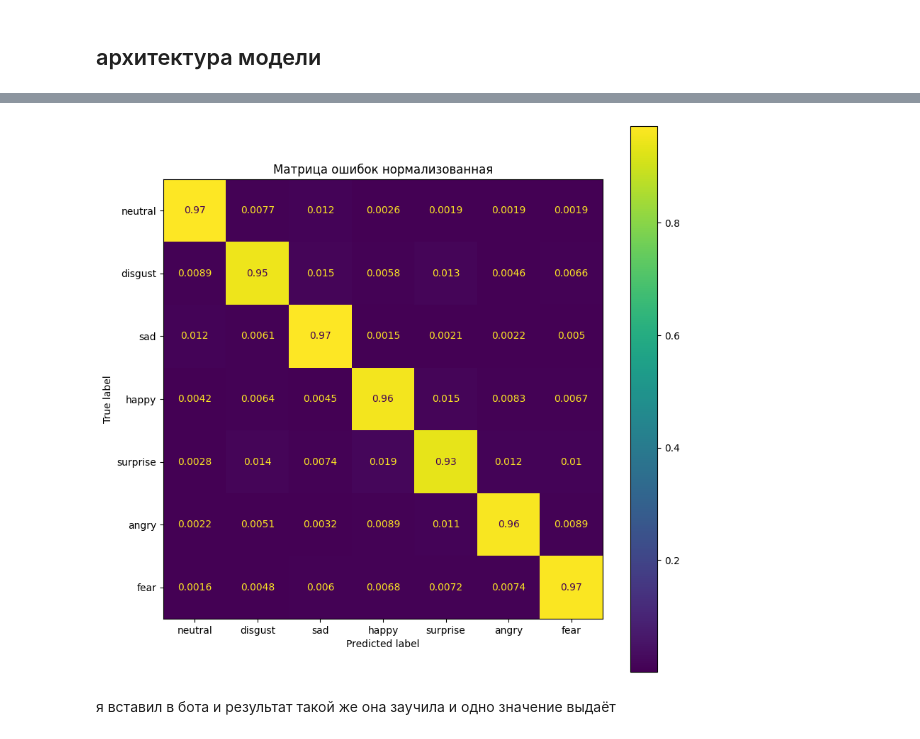
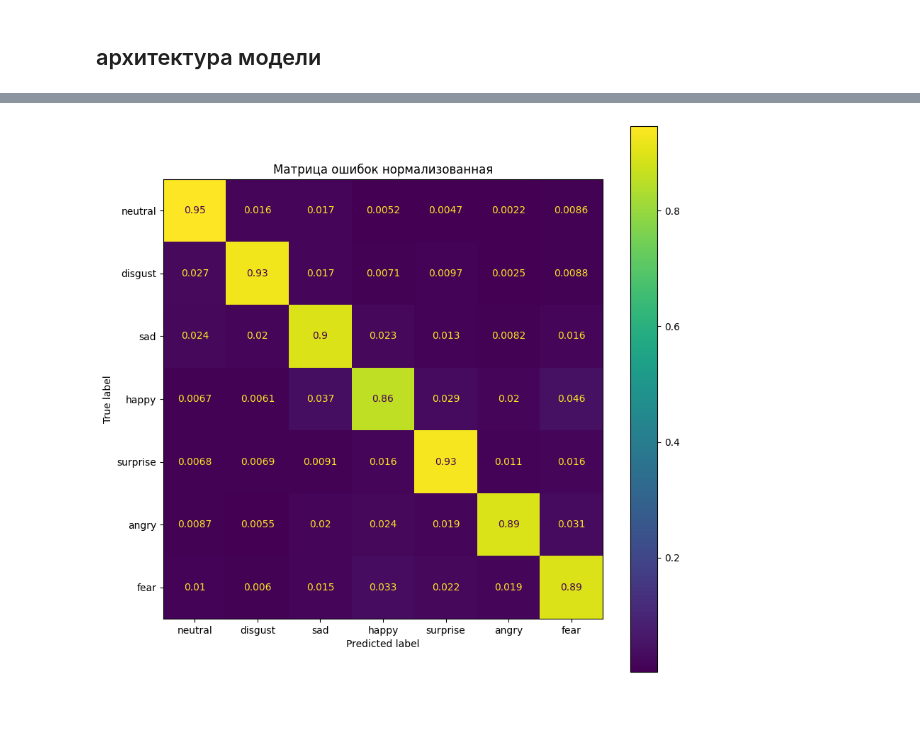
Before and after one commit to tihunn/emotion_testing, a Jupyter notebook: emotional_testing.ipynb, the cells around one changed output, grey strips where cells are left out. Drawn from its saved outputs; the diff is of its cells as text; code cells hidden in the pictures; blank space fills up the shorter version.

```diff
--- a/emotional_testing.ipynb
+++ b/emotional_testing.ipynb
@@ -777,0 +782,26 @@ Epoch 100/100
+# %%
+# prompt: напиши простую архитектуру для запоминания врееных рядов и распознавания 7 классов
+
+from tensorflow import keras
+from tensorflow.keras.layers import LSTM, Dense
+
+def create_model(input_shape, num_classes):
+    model = keras.Sequential([
+        LSTM(128, input_shape=input_shape, return_sequences=True),
+        LSTM(64),
+        Dense(num_classes, activation='softmax')
+    ])
+    return model
+
+# Example usage (assuming you have x_train, y_train, etc. defined)
+input_shape = (x_train.shape[1], 1)  # Adjust input_shape as needed
+num_classes = 7  # Number of classes
+
+model = create_model(input_shape, num_classes)
+model.summary()
+
+# Compile the model
+model.compile(optimizer='adam', loss='categorical_crossentropy', metrics=['accuracy'])
+
+# Train the model
+model.fit(x_train, y_train, epochs=10, batch_size=32, validation_data=(x_val, y_val)) # Adjust epochs and batch size
@@ -777,0 +843,2 @@ Epoch 100/100
+# %%
+model.fit(x_train, y_train, epochs=10, batch_size=32, validation_data=(x_val, y_val))
@@ -778,3 +867,6 @@ Epoch 100/100
+# %%
+model.fit(x_train, y_train, epochs=10, batch_size=32, validation_data=(x_val, y_val))
 # %%
+CLASS_LIST = ['neutral', 'disgust', 'sad', 'happy', 'surprise', 'angry', 'fear']
 eval_model(model, x_val, y_val)   # Оценка точности сети на проверочной выборке
 # %% [output]
@@ -784,2 +876,2 @@ eval_model(model, x_val, y_val)   # Оценка точности сети на
-[figure, old version]
+[figure, new version]
 # %%
@@ -787,2 +878,0 @@ model.save('emotion_recognition_SAVEE.keras')
-# %% [markdown]
-я вставил в бота и результат такой же она заучила и одно значение выдаёт
```
Also changed, not shown: parts of 21 cells of this notebook.
